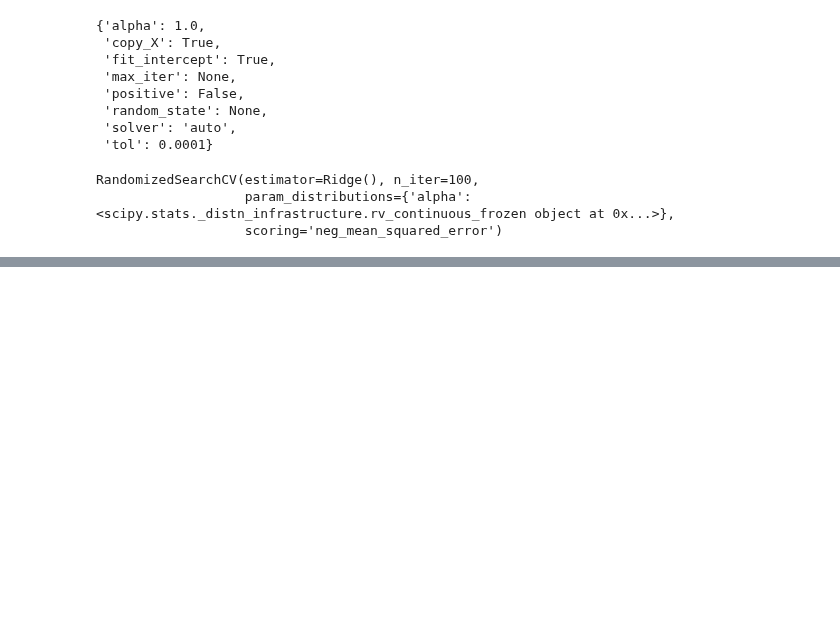
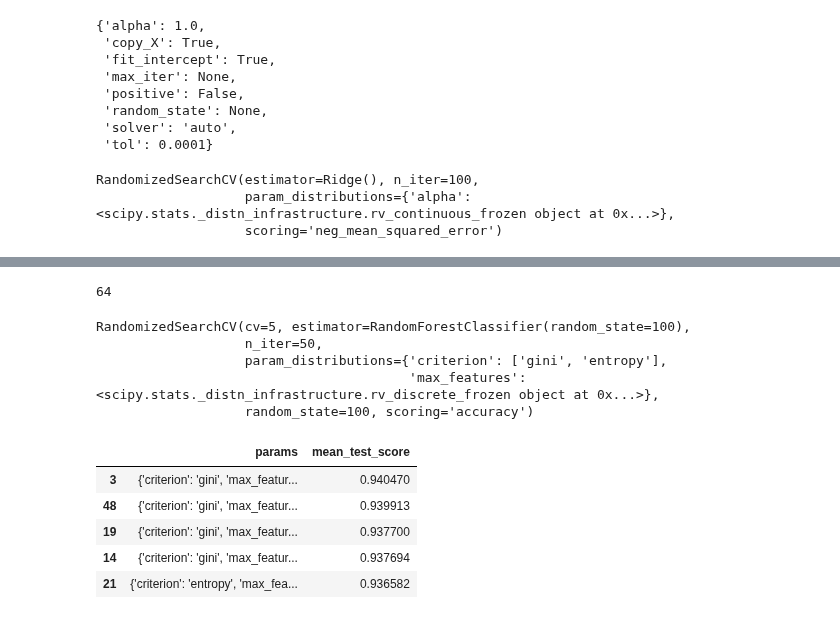
Before and after one commit to jmohsbeck1/jpmc_mle, a Jupyter notebook: HyperParms_JPMC.ipynb, the cells around one changed output, grey strips where cells are left out. Drawn from its saved outputs; the diff is of its cells as text; code cells hidden in the pictures; blank space fills up the shorter version.

```diff
--- a/HyperParms_JPMC.ipynb
+++ b/HyperParms_JPMC.ipynb
@@ -447,0 +481,6 @@ print(results.loc[:,['params','rank_test_score']].sort_values('rank_test_score')
+# %%
+# how many features do we have in our dataset?
+n_features = X.shape[1]
+print(n_features)
+# %% [output]
+64
@@ -447,0 +501,27 @@ print(results.loc[:,['params','rank_test_score']].sort_values('rank_test_score')
+# %%
+rscv.fit(X,y)
+# %% [output]
+RandomizedSearchCV(cv=5, estimator=RandomForestClassifier(random_state=100),
+                   n_iter=50,
+                   param_distributions={'criterion': ['gini', 'entropy'],
+                                        'max_features': <scipy.stats._distn_infrastructure.rv_discrete_frozen object at 0x...>},
+                   random_state=100, scoring='accuracy')
+# %%
+import pandas as pd
+# convert the dictionary of results to a pandas dataframe
+results = pd.DataFrame(rscv.cv_results_)
+# removing duplication
+distinct_results = results.loc[:,['params','mean_test_score']]
+# convert the params dictionaries to string data types
+distinct_results.loc[:,'params'] = distinct_results.loc[:,'params'].astype('str')
+# remove duplicates
+distinct_results.drop_duplicates(inplace=True)
+# look at the top 5 best hyperparamaterizations
+distinct_results.sort_values('mean_test_score',ascending=False).head(5)
+# %% [output]
+|  | params | mean_test_score |
+| 3 | {'criterion': 'gini', 'max_featur... | 0.940470 |
+| 48 | {'criterion': 'gini', 'max_featur... | 0.939913 |
+| 19 | {'criterion': 'gini', 'max_featur... | 0.937700 |
+| 14 | {'criterion': 'gini', 'max_featur... | 0.937694 |
+| 21 | {'criterion': 'entropy', 'max_fea... | 0.936582 |
```
Also changed, not shown: parts of 11 cells of this notebook.
